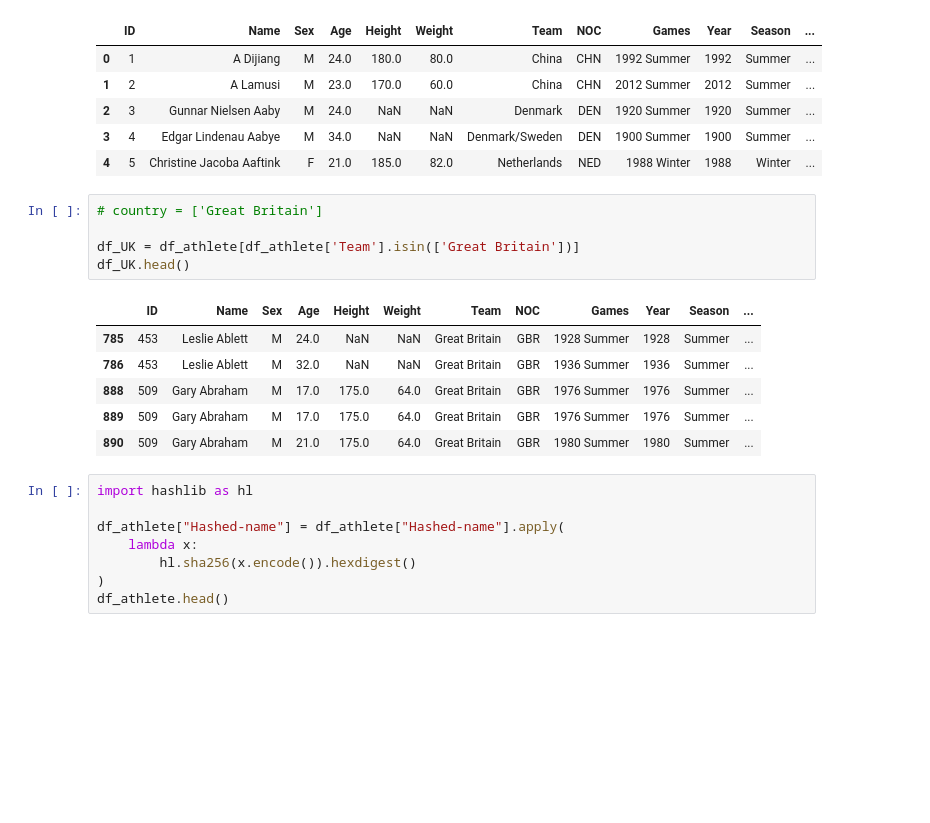
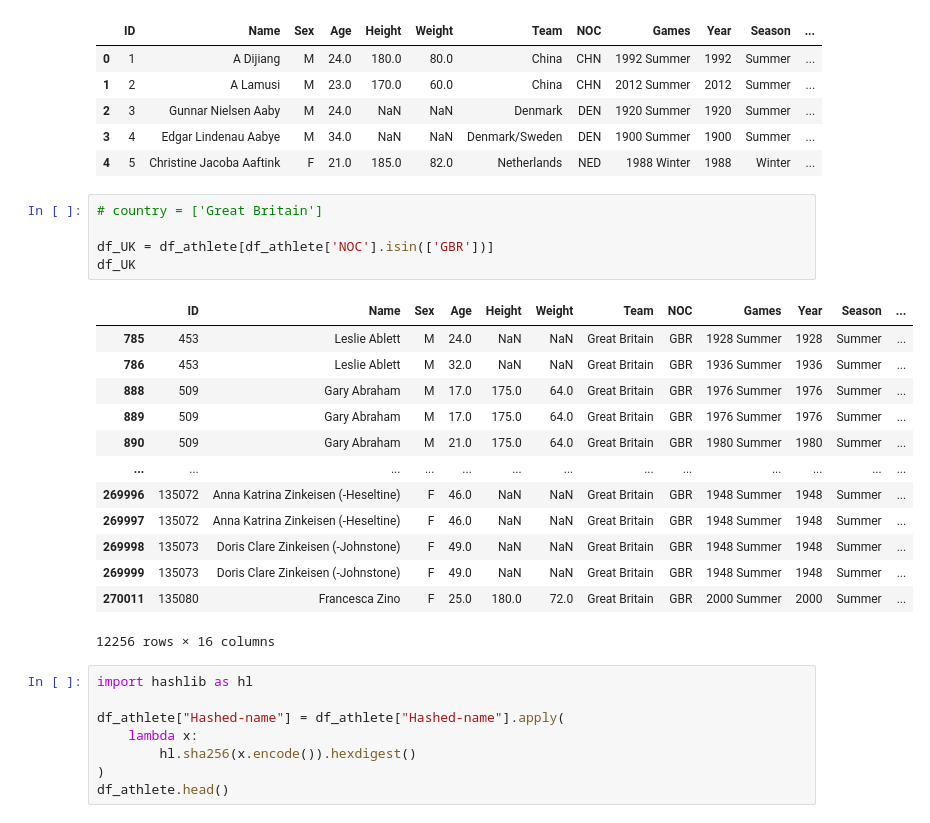
Before and after one commit to Wessnom/Databehandling-Projekt, a Jupyter notebook: uppgift1.ipynb, the cells around one changed output. Saved outputs shown, nothing was run; the diff lists cells and outputs as text; blank space fills up the shorter version.

```diff
--- a/uppgift1.ipynb
+++ b/uppgift1.ipynb
@@ -33,15 +33,22 @@ df_athlete.head()
 # %%
 # country = ['Great Britain']
 
-df_UK = df_athlete[df_athlete['Team'].isin(['Great Britain'])]
-df_UK.head()
+df_UK = df_athlete[df_athlete['NOC'].isin(['GBR'])]
+df_UK
 # %% [output]
 |  | ID | Name | Sex | Age | Height | Weight | Team | NOC | Games | Year | Season | ... |
 | 785 | 453 | Leslie Ablett | M | 24.0 | NaN | NaN | Great Britain | GBR | 1928 Summer | 1928 | Summer | ... |
 | 786 | 453 | Leslie Ablett | M | 32.0 | NaN | NaN | Great Britain | GBR | 1936 Summer | 1936 | Summer | ... |
 | 888 | 509 | Gary Abraham | M | 17.0 | 175.0 | 64.0 | Great Britain | GBR | 1976 Summer | 1976 | Summer | ... |
 | 889 | 509 | Gary Abraham | M | 17.0 | 175.0 | 64.0 | Great Britain | GBR | 1976 Summer | 1976 | Summer | ... |
 | 890 | 509 | Gary Abraham | M | 21.0 | 175.0 | 64.0 | Great Britain | GBR | 1980 Summer | 1980 | Summer | ... |
+| ... | ... | ... | ... | ... | ... | ... | ... | ... | ... | ... | ... | ... |
+| 269996 | 135072 | Anna Katrina Zinkeisen (-Heseltine) | F | 46.0 | NaN | NaN | Great Britain | GBR | 1948 Summer | 1948 | Summer | ... |
+| 269997 | 135072 | Anna Katrina Zinkeisen (-Heseltine) | F | 46.0 | NaN | NaN | Great Britain | GBR | 1948 Summer | 1948 | Summer | ... |
+| 269998 | 135073 | Doris Clare Zinkeisen (-Johnstone) | F | 49.0 | NaN | NaN | Great Britain | GBR | 1948 Summer | 1948 | Summer | ... |
+| 269999 | 135073 | Doris Clare Zinkeisen (-Johnstone) | F | 49.0 | NaN | NaN | Great Britain | GBR | 1948 Summer | 1948 | Summer | ... |
+| 270011 | 135080 | Francesca Zino | F | 25.0 | 180.0 | 72.0 | Great Britain | GBR | 2000 Summer | 2000 | Summer | ... |
+12256 rows × 16 columns
 # %%
 import hashlib as hl
 
```
Also changed, not shown: parts of 2 cells of this notebook.
